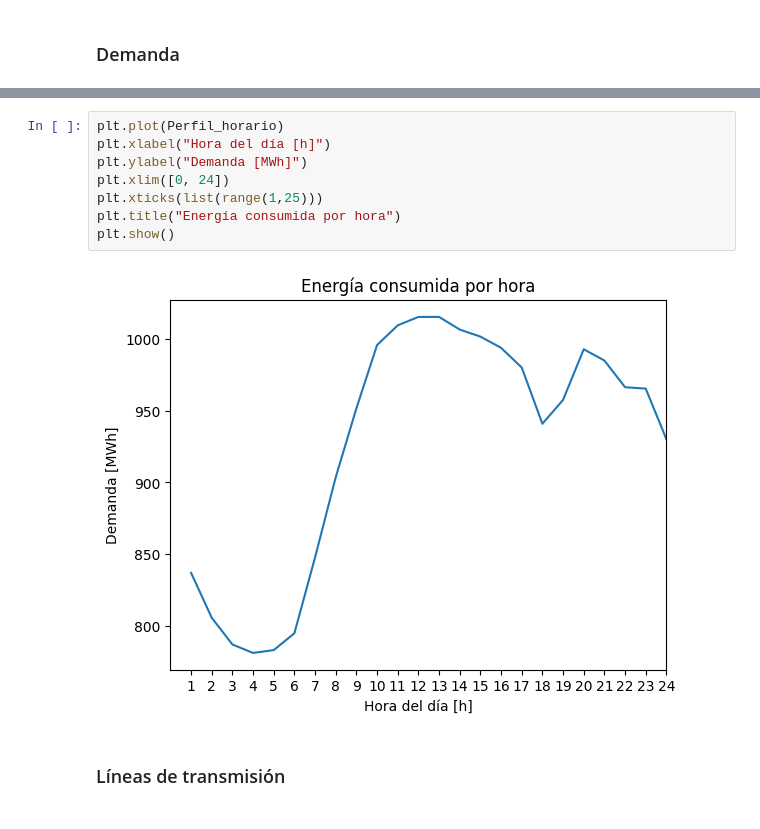
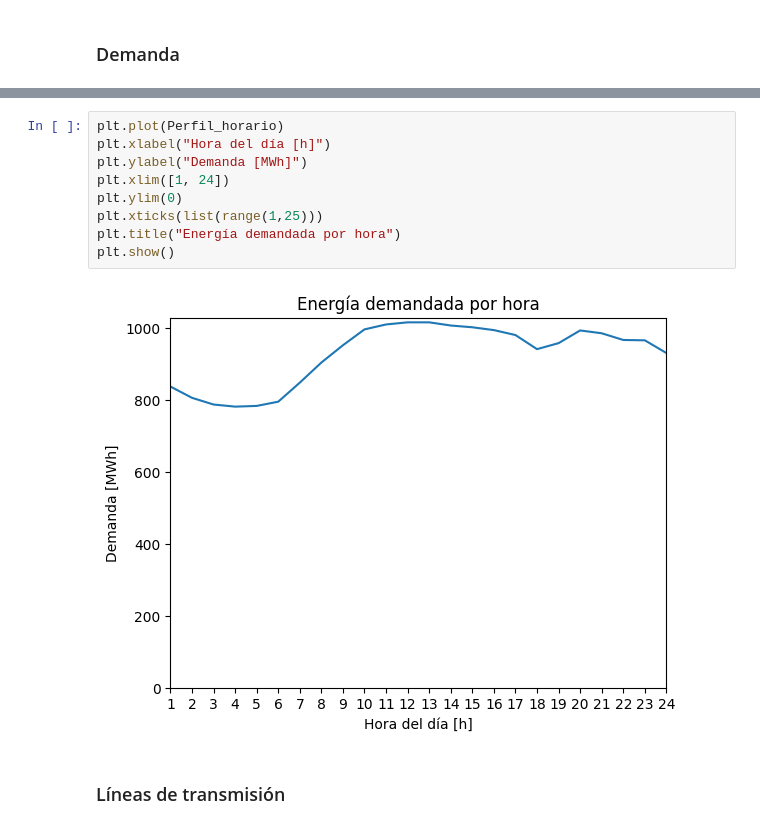
Before and after one commit to pabloajimenezc/Tarea_2_OSEP_2023_1, a Jupyter notebook: T2.ipynb, the cells around one changed output, grey strips where cells are left out. Drawn from its saved outputs; the diff is of its cells as text.

```diff
--- a/T2.ipynb
+++ b/T2.ipynb
@@ -265,13 +270,14 @@ Perfil_horario
 # %%
 plt.plot(Perfil_horario)
 plt.xlabel("Hora del día [h]")
 plt.ylabel("Demanda [MWh]")
-plt.xlim([0, 24])
+plt.xlim([1, 24])
+plt.ylim(0)
 plt.xticks(list(range(1,25)))
-plt.title("Energía consumida por hora")
+plt.title("Energía demandada por hora")
 plt.show()
 # %% [output]
-[figure, old version]
+[figure, new version]
 # %% [markdown]
 ### Líneas de transmisión
 # %%
```
Also changed, not shown: parts of 38 cells of this notebook.
